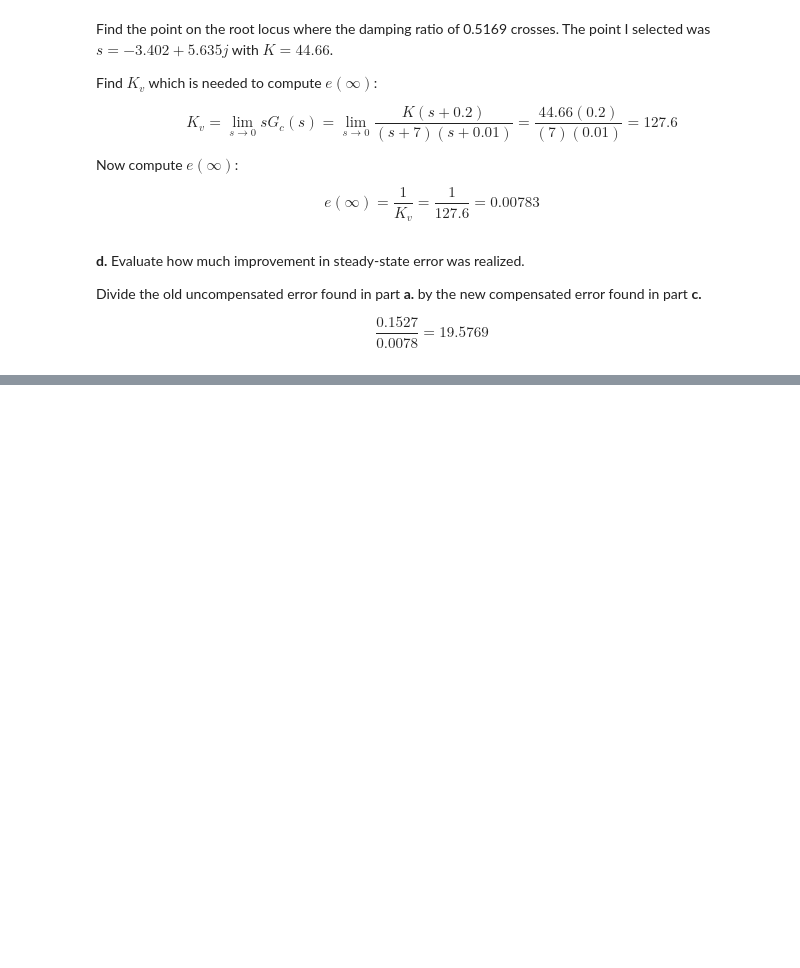
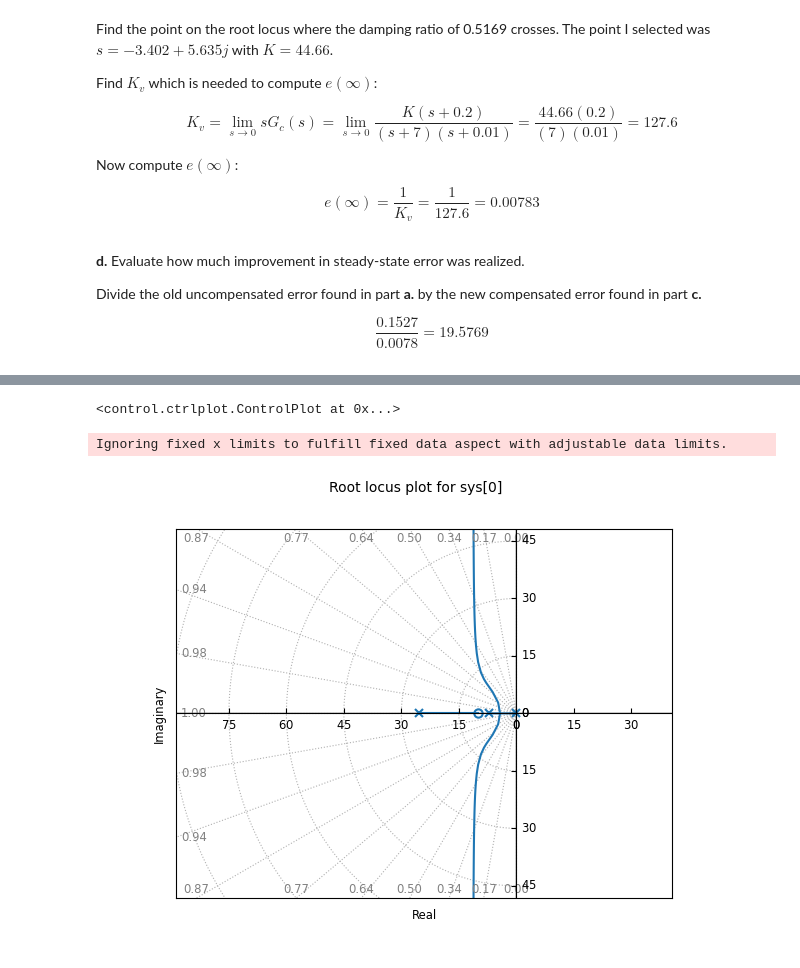
Before and after one commit to robertneville777/control_systems_engineering_nise, a Jupyter notebook: ch9_misc_exercises.ipynb, the cells around one changed output, grey strips where cells are left out. Saved outputs shown, nothing was run; the diff lists cells and outputs as text; code cells hidden in the pictures; blank space fills up the shorter version.

```diff
--- a/ch9_misc_exercises.ipynb
+++ b/ch9_misc_exercises.ipynb
@@ -193,0 +323,13 @@ $$
+# %%
+%matplotlib ipympl
+import numpy as np
+import control as ct
+
+numg = np.poly([-10])
+deng = np.poly([0,-25.52,-7])
+G = ct.tf(numg, deng)
+ct.rlocus(G)
+# %% [output]
+<control.ctrlplot.ControlPlot at 0x...>
+Ignoring fixed x limits to fulfill fixed data aspect with adjustable data limits.
+[figure, added]
```
Also changed, not shown: parts of 5 cells of this notebook.
